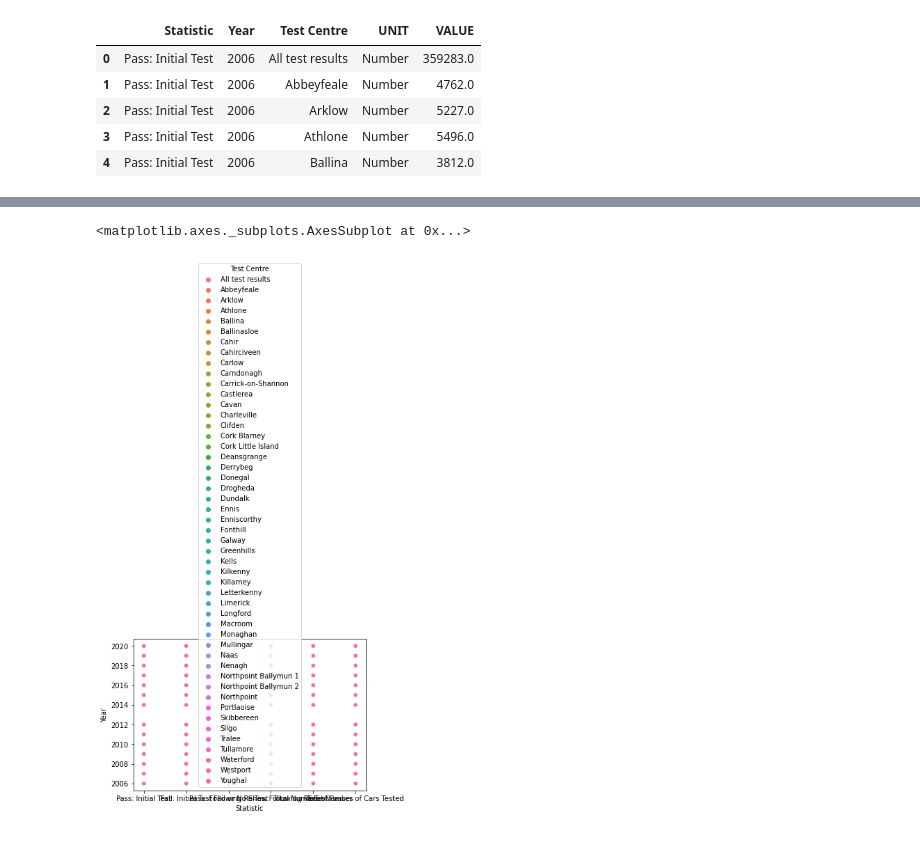
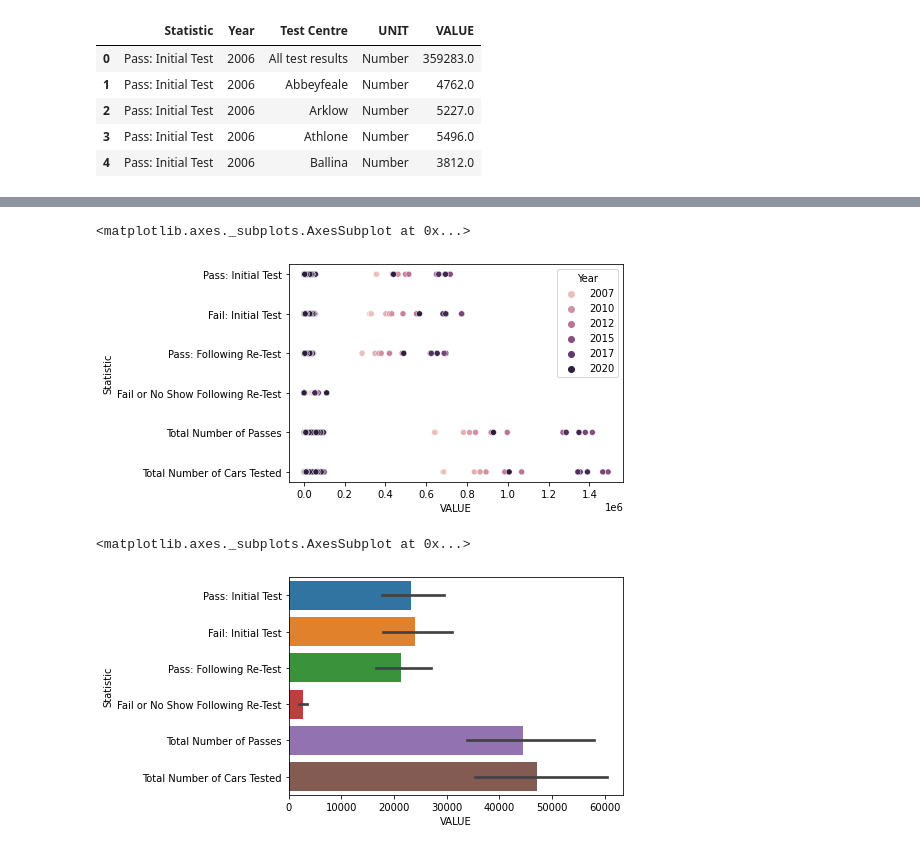
Before and after one commit to hartyl1/UCDPA_harty, a Jupyter notebook: Copy_of_Copy_of_Untitled12.ipynb, the cells around one changed output, grey strips where cells are left out. Saved outputs shown, nothing was run; the diff lists cells and outputs as text; code cells hidden in the pictures.

```diff
--- a/Copy_of_Copy_of_Untitled12.ipynb
+++ b/Copy_of_Copy_of_Untitled12.ipynb
@@ -374,7 +374,12 @@ Text(0.5, 1.0, 'National Car Test')
 # %%
 plt.show()
 # %%
-sns.scatterplot(data=nct, x='Statistic', y='Year', hue = 'Test Centre')
+sns.scatterplot(data=nct, x='VALUE', y='Statistic', hue = 'Year')
 # %% [output]
 <matplotlib.axes._subplots.AxesSubplot at 0x...>
-[figure, old version]
+[figure, new version]
+# %%
+sns.barplot(data=nct, y='Statistic', x='VALUE',)
+# %% [output]
+<matplotlib.axes._subplots.AxesSubplot at 0x...>
+[figure, added]
```
Also changed, not shown: parts of 1 cell of this notebook.
